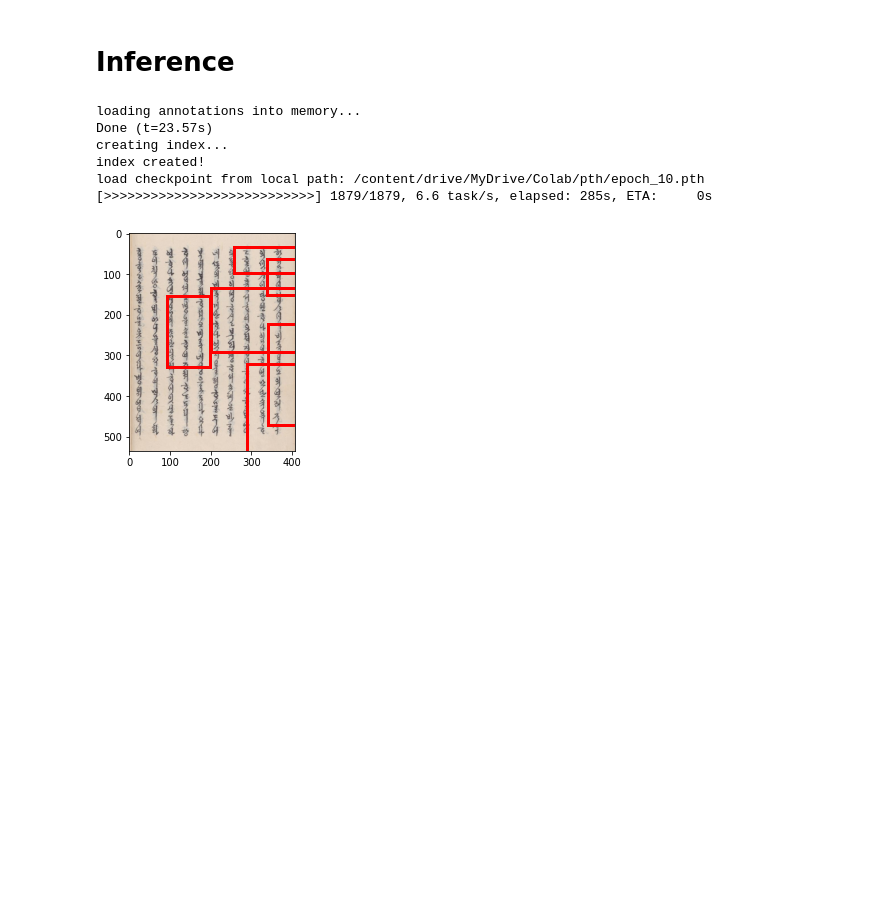
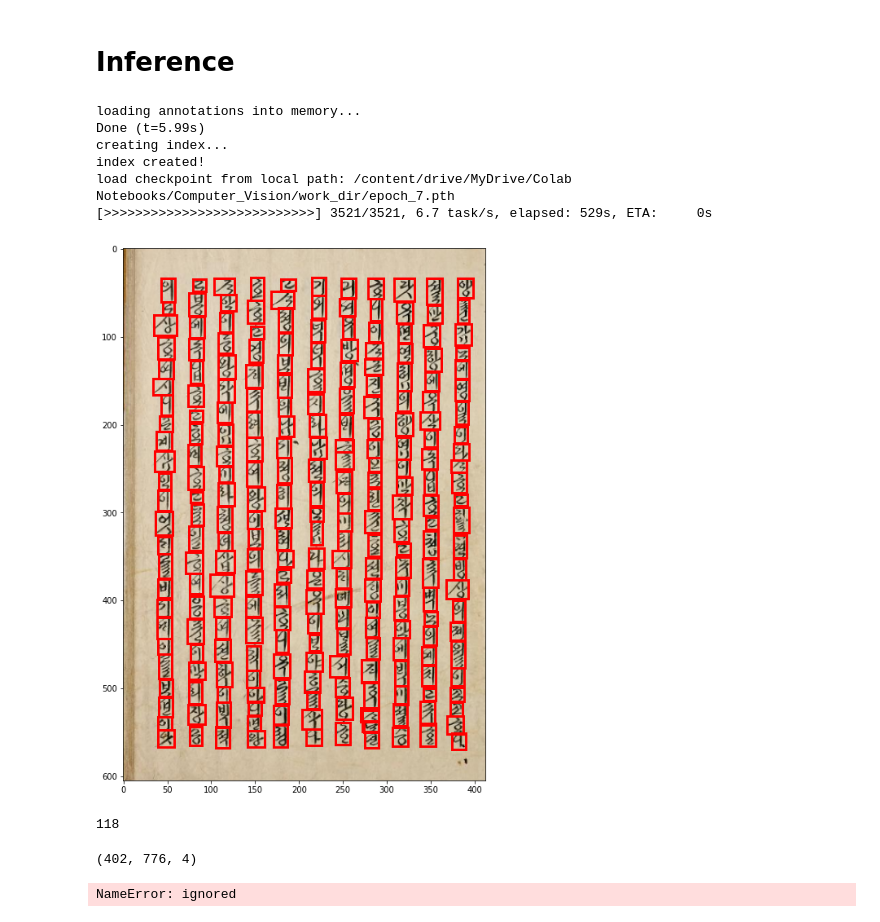
Before and after one commit to ahaampo5/OCR_ancient_korean, a Jupyter notebook: detection/mmdet2.ipynb, the cells around one changed output. Cells and saved outputs as stored; diff of their text form; code cells hidden in the pictures; blank space fills up the shorter version.

```diff
--- a/detection/mmdet2.ipynb
+++ b/detection/mmdet2.ipynb
@@ -715,8 +717,8 @@ classes = (
     "word",
 )
 CUR_PATH = os.getcwd()
-# CFG_PATH = "/content/drive/Othercomputers/내 컴퓨터/workspace/ocr_ancient_korean/detection/configs/cascade_rcnn/cascade_rcnn_swin_tiny_fpn_1x_coco.py" # cascade_rcnn_swin_tiny_fpn_1x_coco.py / cascade_rcnn_r101_fpn_20e_coco.py
-CFG_PATH = "/content/drive/Othercomputers/내 컴퓨터/workspace/ocr_ancient_korean/detection/configs/swin/cascade_mask_rcnn_swin_base_patch4_window7_mstrain_480-800_giou_4conv1f_adamw_3x_coco.py"
+CFG_PATH = "/content/drive/Othercomputers/내 컴퓨터/workspace/ocr_ancient_korean/detection/configs/cascade_rcnn/cascade_rcnn_swin_tiny_fpn_1x_coco.py" # cascade_rcnn_swin_tiny_fpn_1x_coco.py / cascade_rcnn_r101_fpn_20e_coco.py
+# CFG_PATH = "/content/drive/Othercomputers/내 컴퓨터/workspace/ocr_ancient_korean/detection/configs/swin/cascade_mask_rcnn_swin_base_patch4_window7_mstrain_480-800_giou_4conv1f_adamw_3x_coco.py"
 # CFG_PATH = "/content/drive/Othercomputers/내 컴퓨터/workspace/ocr_ancient_korean/detection/configs/mask_rcnn/mask_rcnn_r50_fpn_1x_coco.py"
 PREFIX = "/content/data/image"
 WORK_DIR = "/content/drive/MyDrive/Colab Notebooks/Computer_Vision/work_dir"
@@ -744,8 +746,8 @@ cfg.seed = 42
 cfg.gpu_ids = [0]
 
 distributed = False
-# cfg.model.backbone = {'type': 'SwinTransformer', 'embed_dim': 128, 'depths': [2, 2, 18, 2], 'num_heads': [4, 8, 16, 32], 'window_size': 12, 'mlp_ratio': 4.0, 'qkv_bias': True, 'qk_scale': None, 'drop_rate': 0.0, 'attn_drop_rate': 0.0, 'drop_path_rate': 0.2, 'ape': False, 'patch_norm': True, 'out_indices': (0, 1, 2, 3), 'use_checkpoint': False}
-# cfg.model.neck = {'type': 'FPN', 'in_channels': [128, 256, 512, 1024], 'out_channels': 256, 'num_outs': 5}
+cfg.model.backbone = {'type': 'SwinTransformer', 'embed_dim': 128, 'depths': [2, 2, 18, 2], 'num_heads': [4, 8, 16, 32], 'window_size': 12, 'mlp_ratio': 4.0, 'qkv_bias': True, 'qk_scale': None, 'drop_rate': 0.0, 'attn_drop_rate': 0.0, 'drop_path_rate': 0.2, 'ape': False, 'patch_norm': True, 'out_indices': (0, 1, 2, 3), 'use_checkpoint': False}
+cfg.model.neck = {'type': 'FPN', 'in_channels': [128, 256, 512, 1024], 'out_channels': 256, 'num_outs': 5}
 
 cfg.work_dir = WORK_DIR
 cfg.runner.max_epochs = 20
@@ -767,8 +769,9 @@ cfg.log_config = {'hooks': [{'type': 'TextLoggerHook'}], 'interval': 600}
 # cfg.resume_from =
 
 # cfg.load_from = '/content/drive/Othercomputers/내 컴퓨터/workspace/ocr_ancient_korean/detection/pth/swin_base_patch4_window12_384.pth'
-cfg.load_from = '/content/drive/Othercomputers/내 컴퓨터/workspace/ocr_ancient_korean/detection/pth/cascade_mask_rcnn_swin_base_patch4_window7.pth'
-cfg.optimizer_config.use_fp16 = False
+# cfg.load_from = '/content/drive/Othercomputers/내 컴퓨터/workspace/ocr_ancient_korean/detection/pth/cascade_mask_rcnn_swin_base_patch4_window7.pth'
+# cfg.load_from = '/content/drive/MyDrive/Colab Notebooks/Computer_Vision/work_dir/87.3_200_under.pth'
+# cfg.optimizer_config.use_fp16 = False
 # cfg.model.pretrained = None
 # cfg.fp16 = None
 model = build_detector(cfg.model)
@@ -899,7 +966,7 @@ import numpy as np
 # %%
 cfg.data.test.classes = classes
 cfg.data.test.img_prefix = '/content/data/valid'
-cfg.data.test.ann_file = '/content/data/valid_json'
+cfg.data.test.ann_file = '/content/data/valid.json'
 
 dataset = build_dataset(cfg.data.test)
 data_loader = build_dataloader(
@@ -910,7 +977,7 @@ data_loader = build_dataloader(
         shuffle=False)
 model = build_detector(cfg.model, test_cfg=cfg.get('test_cfg'))
 
-checkpoint_path = '/content/drive/MyDrive/Colab/pth/epoch_10.pth'
+checkpoint_path = '/content/drive/MyDrive/Colab Notebooks/Computer_Vision/work_dir/epoch_7.pth'
 checkpoint = load_checkpoint(model, checkpoint_path, map_location='cpu')
 
 model.CLASSES = dataset.CLASSES
@@ -922,21 +989,21 @@ predictio_strings = []
 file_names = []
 # %% [output]
 loading annotations into memory...
-Done (t=23.57s)
+Done (t=5.99s)
 creating index...
 index created!
-load checkpoint from local path: /content/drive/MyDrive/Colab/pth/epoch_10.pth
-[>>>>>>>>>>>>>>>>>>>>>>>>>>>] 1879/1879, 6.6 task/s, elapsed: 285s, ETA:     0s
+load checkpoint from local path: /content/drive/MyDrive/Colab Notebooks/Computer_Vision/work_dir/epoch_7.pth
+[>>>>>>>>>>>>>>>>>>>>>>>>>>>] 3521/3521, 6.7 task/s, elapsed: 529s, ETA:     0s
 # %%
-img_ = plt.imread(glob('/content/data/valid/*')[0])
+img_ = plt.imread(sorted(glob('/content/data/valid/*'))[0])
 # %%
-fig, ax = plt.subplots()
+fig, ax = plt.subplots(figsize=(12,12))
 ax.imshow(img_)
+
 for idx, i in enumerate(output[0][0]):
+    # x,y,w,h,confi = i
     x,y,w,h,confi = i
-    rect = patches.Rectangle((x,y),w,h, linewidth=3, edgecolor='r', facecolor='none')
+    rect = patches.Rectangle((x,y),w-x,h-y, linewidth=3, edgecolor='r', facecolor='none')
     ax.add_patch(rect)
-    if idx == 5:
-        break
 # %% [output]
-[figure, old version]
+[figure, new version]
@@ -942,0 +1028,8 @@ for idx, i in enumerate(output[0][0]):
+# %%
+len(result[0])
+# %% [output]
+118
+# %%
+img.shape
+# %% [output]
+(402, 776, 4)
@@ -942,0 +1038,19 @@ for idx, i in enumerate(output[0][0]):
+# %%
+img = plt.imread('/content/drive/Othercomputers/내 컴퓨터/workspace/ocr_ancient_korean/detection/tests/0.png')
+fig, ax = plt.subplots(figsize=(15,15))
+ax.imshow(img)
+file_idx = 0
+for i in result[0]:
+    x,y,w,h,con = i
+    if con > 0.1:
+        rect = patches.Rectangle((x,y),w-x,h-y, linewidth=2, edgecolor='r', facecolor='none')
+        ax.add_patch(rect)
+        print(x,y,w,h)
+        pp = img[int(y):int(h), int(x):int(w), :]
+        plt.imsave(f'/content/drive/Othercomputers/내 컴퓨터/workspace/ocr_ancient_korean/recognition/test/{file_idx:03d}.png', pp)
+        file_idx += 1
+        if file_idx == 2:
+            break
+    # break
+# %% [output]
+NameError: ignored
```
Also changed, not shown: parts of 10 cells of this notebook, 2 other files.
